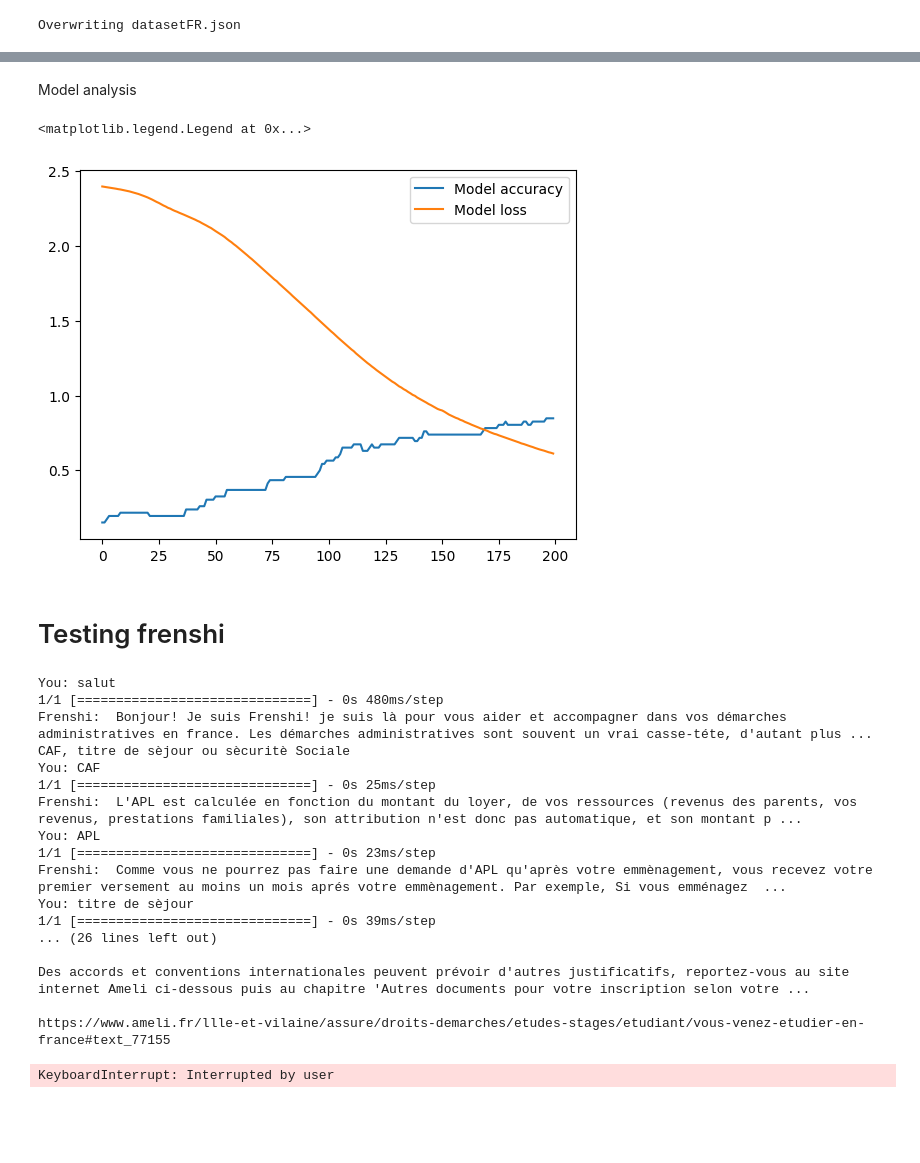
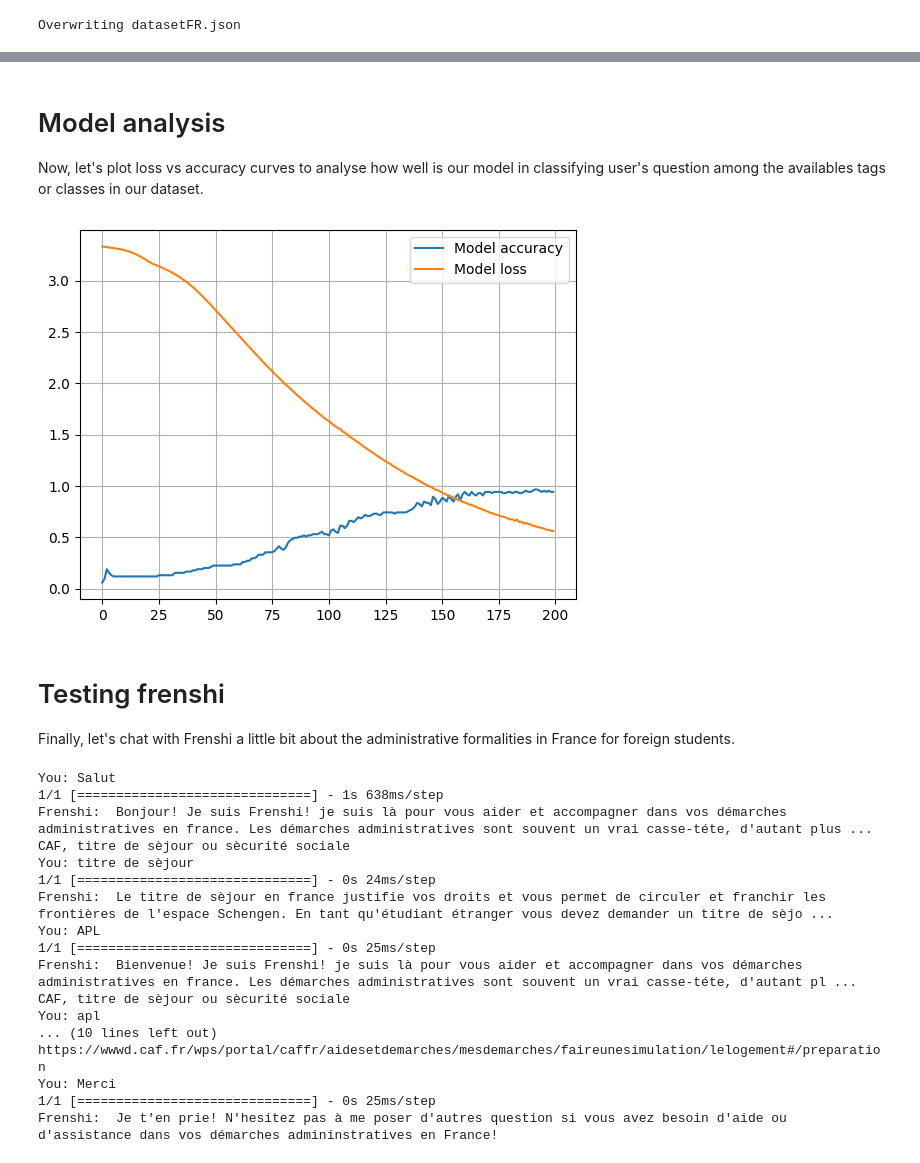
Before and after one commit to NaimaZouidi/Frenshi-chatbot, a Jupyter notebook: Frenshi_chatbot.ipynb, the cells around one changed output, grey strips where cells are left out. Cells and saved outputs as stored; diff of their text form; code cells hidden in the pictures; blank space fills up the shorter version.

Commit message:
Rectify dataset

```diff
--- a/Frenshi_chatbot.ipynb
+++ b/Frenshi_chatbot.ipynb
@@ -22,2 +32,11 @@ from sklearn.preprocessing import LabelEncoder
+# %%
+def createModel(input_shape, output_len):
+  i = Input(shape=(input_shape))
+  x = Embedding(vocabulary + 1, 10)(i)
+  x = LSTM(10, return_sequences=True)(x)
+  x = Flatten()(x)
+  x = Dense(output_len, activation="softmax")(x)
+  model = Model(i, x)
+  return model
 # %% [markdown]
 # Preparing Data set
@@ -224,0 +313,3 @@ _________________________________________________________________
+# %%
+model = createModel(input_shape, output_len)
+model.summary()
@@ -247,53 +358,60 @@ Epoch 200/200
-# %% [markdown]
-Model analysis
+# %% [markdown]
+# Model analysis
+Now, let's plot loss vs accuracy curves to analyse how well is our model in classifying user's question among the availables tags or classes in our dataset.
 # %%
 plt.plot(history.history['accuracy'], label = "Model accuracy")
 plt.plot(history.history['loss'], label = "Model loss")
 plt.legend()
+plt.grid()
 # %% [output]
-<matplotlib.legend.Legend at 0x...>
-[figure, old version]
+[figure, new version]
-# %% [markdown]
-# Testing frenshi
+# %% [markdown]
+# Testing frenshi
+Finally, let's chat with Frenshi a little bit about the administrative formalities in France for foreign students.
 # %%
-#chatting
 import random
 while True:
   texts_p = []
-  prediction_input = input("You: ")
-  #preprocessing the user data
+  prediction_input = input("You:")
+  #Preprocessing the user's input
   prediction_input = [ltrs.lower() for ltrs in prediction_input if ltrs not in string.punctuation]
   prediction_input = ''.join(prediction_input)
+  prediction_inputTmp = prediction_input
   texts_p.append(prediction_input)
-  #tokenizing the user data
+  #Tokenizing the user's input
   prediction_input = tokenizer.texts_to_sequences(texts_p)
   prediction_input = np.array(prediction_input).reshape(-1)
   #Apply padding
   prediction_input = pad_sequences([prediction_input], input_shape)
-  #
+  #Perform prediction on user's input
   output = model.predict(prediction_input)
   output = output.argmax()
-  #convert model output to text
+  #Convert model output back to text
   response_tag = labelEnc.inverse_transform([output])[0]
-  print("Frenshi: ", random.choice(responses[response_tag]))
-  if response_tag == "goodbye":
+  try:
+        index_input = data['inputs'].values.tolist().index(prediction_inputTmp)
+  except ValueError:
+        print("Frenshi: Desolée! j'ai pas pu trouver des reponses à votre question. Veuillez s'il vous plait essayer les proposition suivantes:\n CAF, sécurité sociale et titre de sèjour. Merci!")
+        continue;
+  #print the best answer to the user's input
+  print("Frenshi:", random.choice(responses[response_tag]))
+  if response_tag == "goodbyeDay" or response_tag == "goodbyeEvening":
     break
 # %% [output]
-You: salut
-1/1 [==============================] - 0s 480ms/step
+You: Salut
+1/1 [==============================] - 1s 638ms/step
 Frenshi:  Bonjour! Je suis Frenshi! je suis là pour vous aider et accompagner dans vos démarches administratives en france. Les démarches administratives sont souvent un vrai casse-téte, d'autant plus ...
-CAF, titre de sèjour ou sècuritè Sociale
-You: CAF
+CAF, titre de sèjour ou sècurité sociale
+You: titre de sèjour
+1/1 [==============================] - 0s 24ms/step
+Frenshi:  Le titre de sèjour en france justifie vos droits et vous permet de circuler et franchir les frontières de l'espace Schengen. En tant qu'étudiant étranger vous devez demander un titre de sèjo ...
+You: APL
 1/1 [==============================] - 0s 25ms/step
-Frenshi:  L'APL est calculée en fonction du montant du loyer, de vos ressources (revenus des parents, vos revenus, prestations familiales), son attribution n'est donc pas automatique, et son montant p ...
-You: APL
-1/1 [==============================] - 0s 23ms/step
-Frenshi:  Comme vous ne pourrez pas faire une demande d'APL qu'après votre emmènagement, vous recevez votre premier versement au moins un mois aprés votre emmènagement. Par exemple, Si vous emménagez  ...
-You: titre de sèjour
-1/1 [==============================] - 0s 39ms/step
-... (26 lines left out)
-
-Des accords et conventions internationales peuvent prévoir d'autres justificatifs, reportez-vous au site internet Ameli ci-dessous puis au chapitre 'Autres documents pour votre inscription selon votre ...
-
-https://www.ameli.fr/llle-et-vilaine/assure/droits-demarches/etudes-stages/etudiant/vous-venez-etudier-en-france#text_77155
+Frenshi:  Bienvenue! Je suis Frenshi! je suis là pour vous aider et accompagner dans vos démarches administratives en france. Les démarches administratives sont souvent un vrai casse-téte, d'autant pl ...
+CAF, titre de sèjour ou sècurité sociale
+You: apl
+... (10 lines left out)
+https://wwwd.caf.fr/wps/portal/caffr/aidesetdemarches/mesdemarches/faireunesimulation/lelogement#/preparation
+You: Merci
+1/1 [==============================] - 0s 25ms/step
+Frenshi:  Je t'en prie! N'hesitez pas à me poser d'autres question si vous avez besoin d'aide ou d'assistance dans vos démarches admininstratives en France!
-KeyboardInterrupt: Interrupted by user
```
Also changed, not shown: parts of 21 cells of this notebook.
